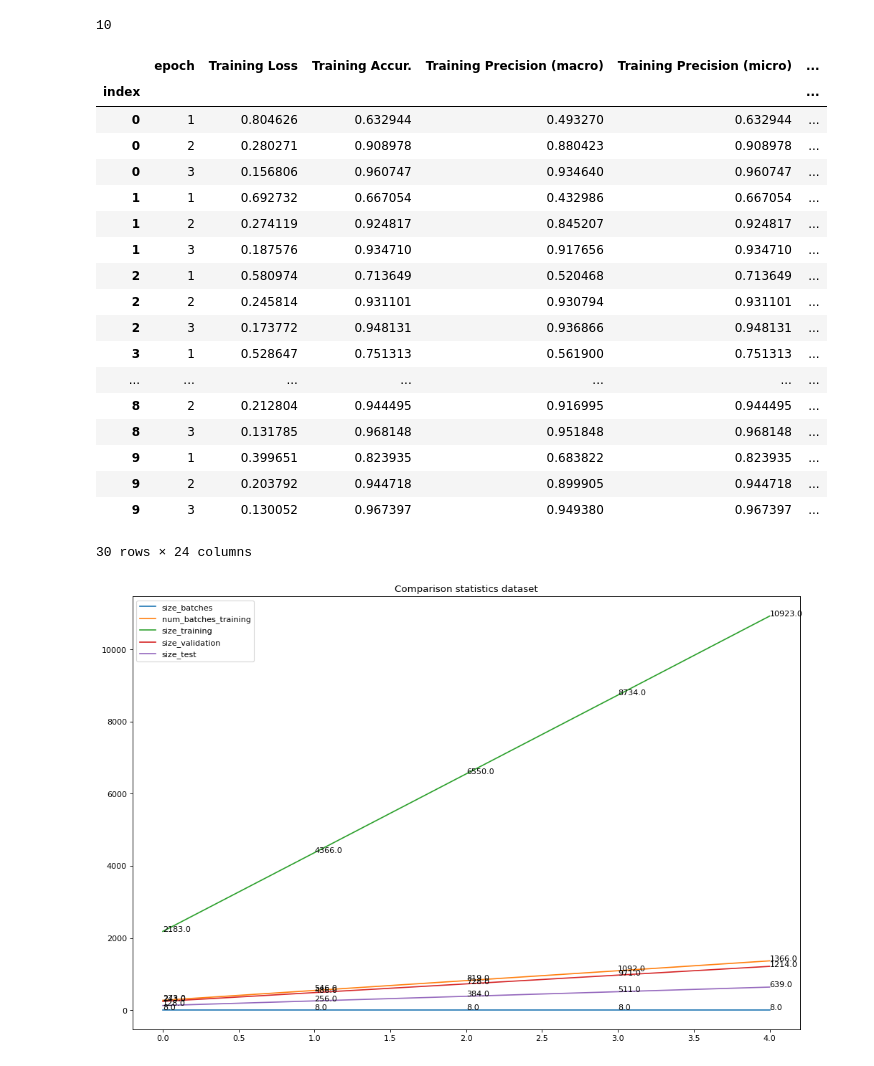
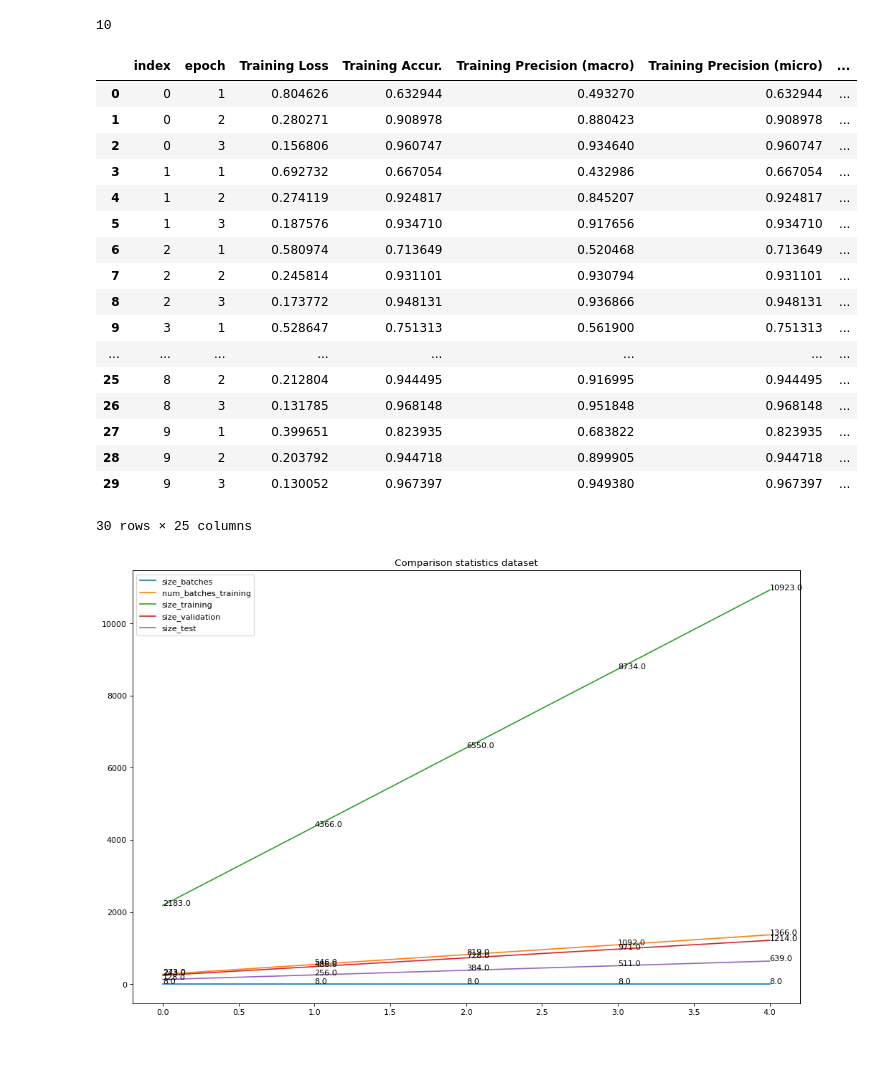
Before and after one commit to IsaacOlguin/AutomatedTraumaDetectionInGCT, a Jupyter notebook: 06_ActiveLearning.ipynb, the cells around one changed output. Saved outputs shown, nothing was run; the diff lists cells and outputs as text; code cells hidden in the pictures.

Commit message:
Rename of classification utilities, renaming & re-ordering of classification

```diff
--- a/06_ActiveLearning.ipynb
+++ b/06_ActiveLearning.ipynb
@@ -228,28 +157,27 @@ print(len(_10_split_dataset_statistics))
 # %% [output]
 10
 # %%
-df_10_split = get_df_statistics_set_up(_10_split_dataset_statistics, _10_split_set_up_models)
+df_10_split = mlclassif_utilities.get_df_statistics_set_up(_10_split_dataset_statistics, _10_split_set_up_models)
 df_10_split
 # %% [output]
-|  | epoch | Training Loss | Training Accur. | Training Precision (macro) | Training Precision (micro) | ... |
-| index |  |  |  |  |  | ... |
-| 0 | 1 | 0.804626 | 0.632944 | 0.493270 | 0.632944 | ... |
-| 0 | 2 | 0.280271 | 0.908978 | 0.880423 | 0.908978 | ... |
-| 0 | 3 | 0.156806 | 0.960747 | 0.934640 | 0.960747 | ... |
-| 1 | 1 | 0.692732 | 0.667054 | 0.432986 | 0.667054 | ... |
-| 1 | 2 | 0.274119 | 0.924817 | 0.845207 | 0.924817 | ... |
-| 1 | 3 | 0.187576 | 0.934710 | 0.917656 | 0.934710 | ... |
-| 2 | 1 | 0.580974 | 0.713649 | 0.520468 | 0.713649 | ... |
-| 2 | 2 | 0.245814 | 0.931101 | 0.930794 | 0.931101 | ... |
-| 2 | 3 | 0.173772 | 0.948131 | 0.936866 | 0.948131 | ... |
-| 3 | 1 | 0.528647 | 0.751313 | 0.561900 | 0.751313 | ... |
-| ... | ... | ... | ... | ... | ... | ... |
-| 8 | 2 | 0.212804 | 0.944495 | 0.916995 | 0.944495 | ... |
-| 8 | 3 | 0.131785 | 0.968148 | 0.951848 | 0.968148 | ... |
-| 9 | 1 | 0.399651 | 0.823935 | 0.683822 | 0.823935 | ... |
-| 9 | 2 | 0.203792 | 0.944718 | 0.899905 | 0.944718 | ... |
-| 9 | 3 | 0.130052 | 0.967397 | 0.949380 | 0.967397 | ... |
+|  | index | epoch | Training Loss | Training Accur. | Training Precision (macro) | Training Precision (micro) | ... |
+| 0 | 0 | 1 | 0.804626 | 0.632944 | 0.493270 | 0.632944 | ... |
+| 1 | 0 | 2 | 0.280271 | 0.908978 | 0.880423 | 0.908978 | ... |
+| 2 | 0 | 3 | 0.156806 | 0.960747 | 0.934640 | 0.960747 | ... |
+| 3 | 1 | 1 | 0.692732 | 0.667054 | 0.432986 | 0.667054 | ... |
+| 4 | 1 | 2 | 0.274119 | 0.924817 | 0.845207 | 0.924817 | ... |
+| 5 | 1 | 3 | 0.187576 | 0.934710 | 0.917656 | 0.934710 | ... |
+| 6 | 2 | 1 | 0.580974 | 0.713649 | 0.520468 | 0.713649 | ... |
+| 7 | 2 | 2 | 0.245814 | 0.931101 | 0.930794 | 0.931101 | ... |
+| 8 | 2 | 3 | 0.173772 | 0.948131 | 0.936866 | 0.948131 | ... |
+| 9 | 3 | 1 | 0.528647 | 0.751313 | 0.561900 | 0.751313 | ... |
+| ... | ... | ... | ... | ... | ... | ... | ... |
+| 25 | 8 | 2 | 0.212804 | 0.944495 | 0.916995 | 0.944495 | ... |
+| 26 | 8 | 3 | 0.131785 | 0.968148 | 0.951848 | 0.968148 | ... |
+| 27 | 9 | 1 | 0.399651 | 0.823935 | 0.683822 | 0.823935 | ... |
+| 28 | 9 | 2 | 0.203792 | 0.944718 | 0.899905 | 0.944718 | ... |
+| 29 | 9 | 3 | 0.130052 | 0.967397 | 0.949380 | 0.967397 | ... |
-30 rows × 24 columns
+30 rows × 25 columns
 # %%
 #df_10_split.columns
 columns_of_interest = ["size_batches", "num_batches_training", "size_training",
```
Also changed, not shown: parts of 12 cells of this notebook, 4 other files.
